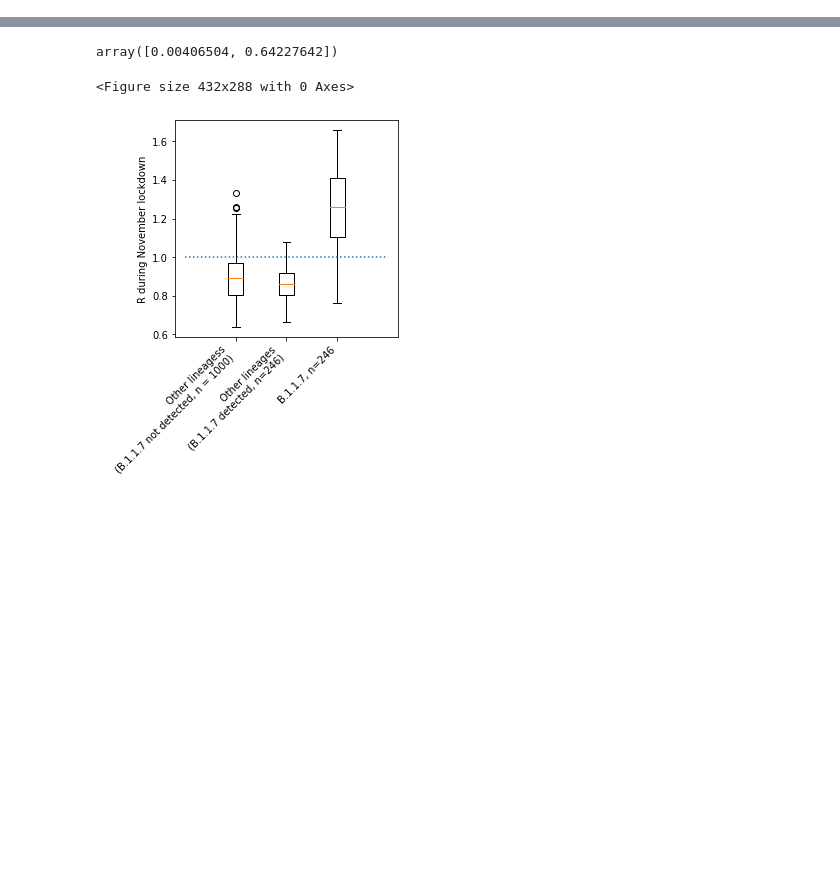
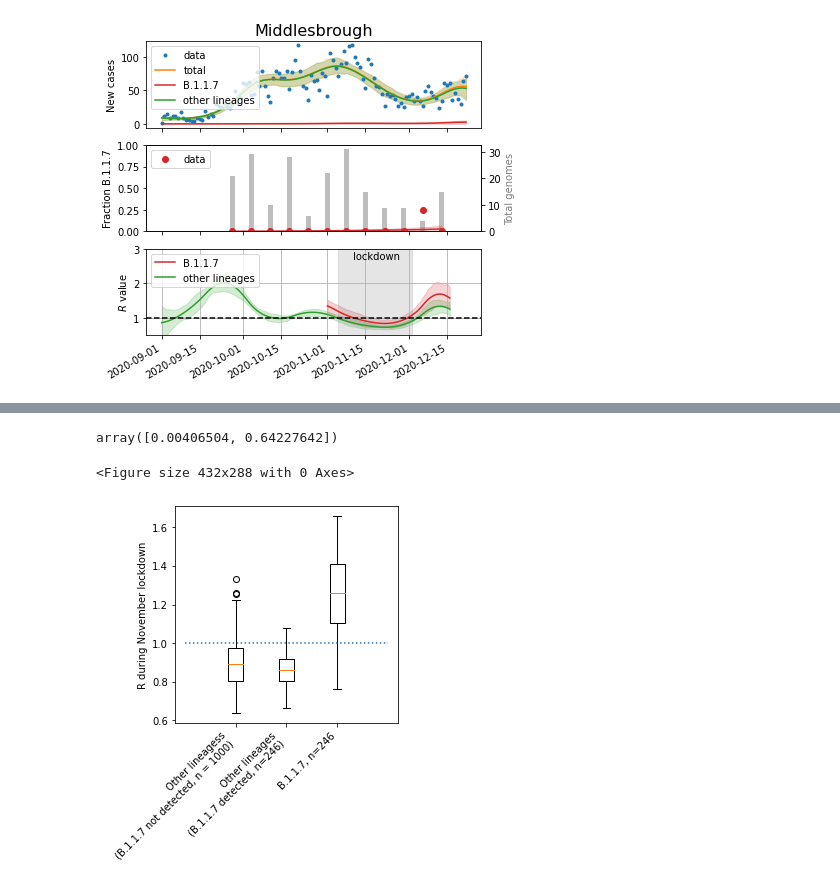
Before and after one commit to gerstung-lab/sarscov2-b117, a Jupyter notebook: sarscov2-b117.ipynb, the cells around one changed output, grey strips where cells are left out. Saved outputs shown, nothing was run; the diff lists cells and outputs as text; code cells hidden in the pictures; blank space fills up the shorter version.

```diff
--- a/sarscov2-b117.ipynb
+++ b/sarscov2-b117.ipynb
@@ -81,6 +63,6 @@ S.shape
 # %%
-def plot(idx):
-    d = pd.date_range(start='2020-09-01', periods=specimen.shape[1], freq='d').to_pydatetime().tolist()
+def plot_lad(idx, start_date='2020-09-01'):
+    d = pd.date_range(start=start_date, periods=specimen.shape[1], freq='d').to_pydatetime().tolist()
     d2 = pd.to_datetime(lineage['WeekEndDate']).tolist()
     d3 = pd.date_range(start='2020-11-01', end='2020-12-22').to_pydatetime().tolist()
     fig, ax = plt.subplots(3, 1, figsize=(6, 6))
@@ -189 +127,5 @@ WARNING:matplotlib.legend:No handles with labels found to put in legend.
+# %%
+plot_lad(1)
+# %% [output]
+[figure, added]
 # %%
```
Also changed, not shown: parts of 17 cells of this notebook, 8 other files.
